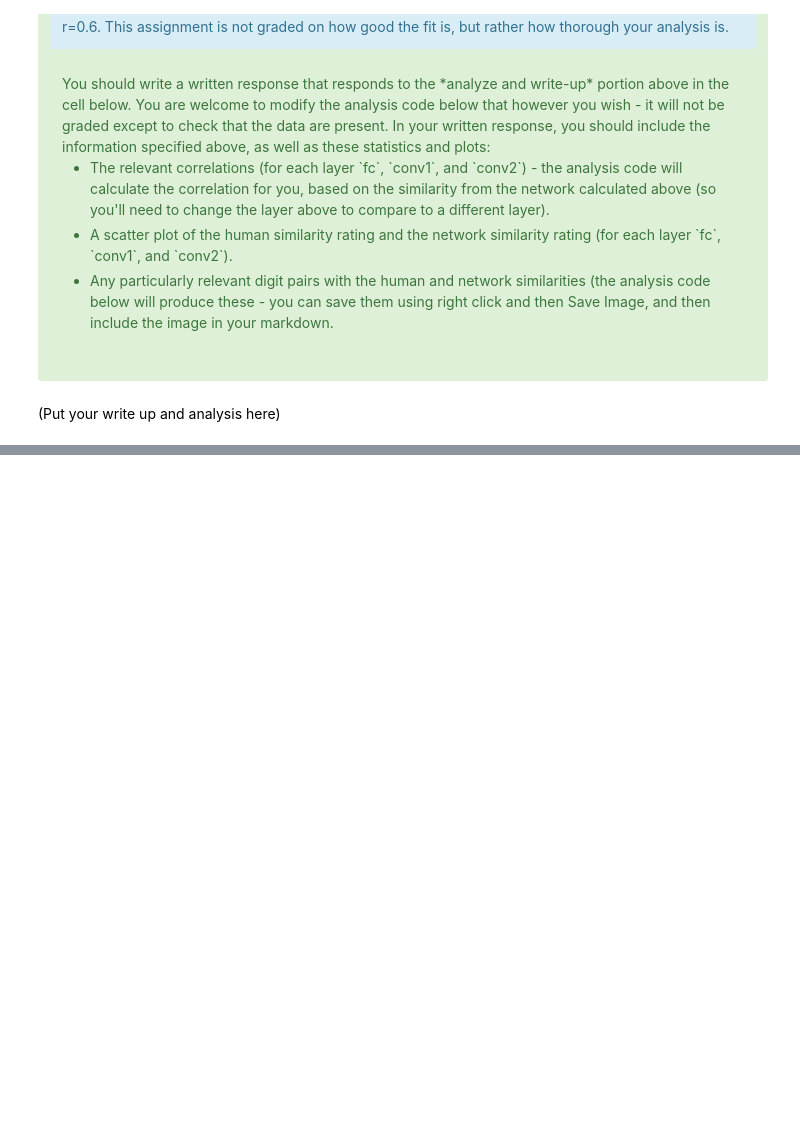
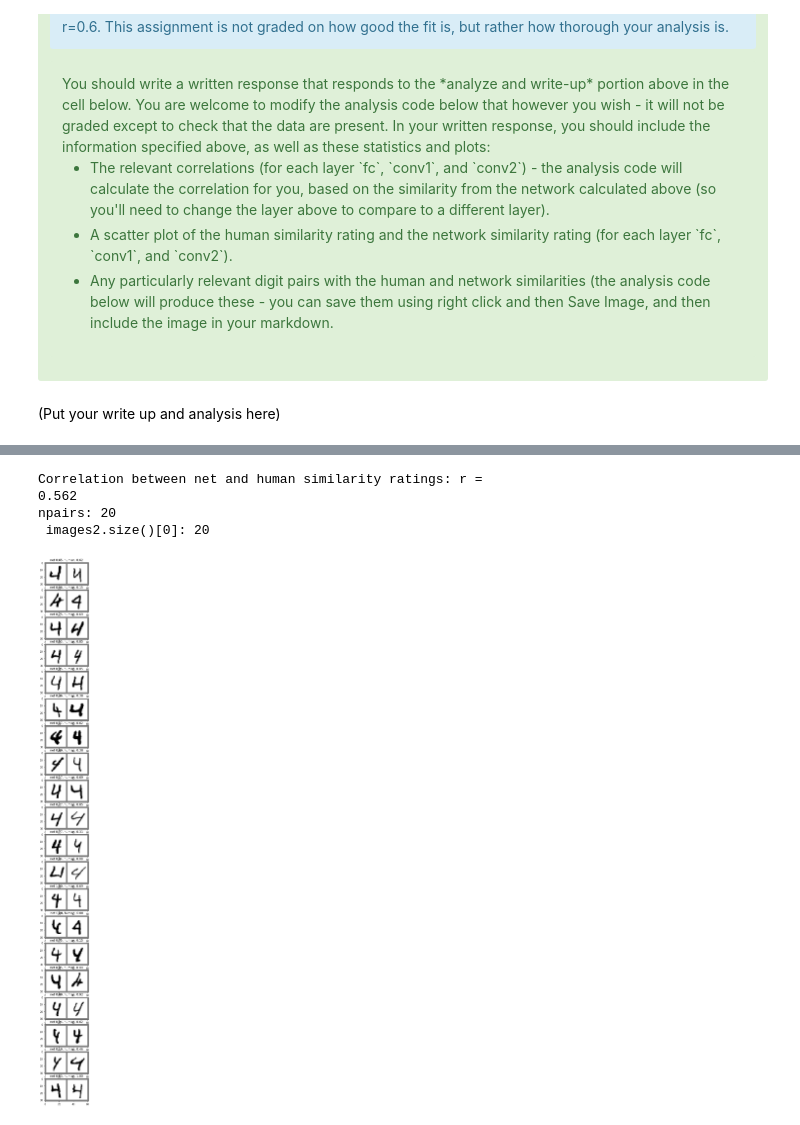
Before and after one commit to alcofrisbas/cs328ps6, a Jupyter notebook: CS328-ConvNet.ipynb, the cells around one changed output, grey strips where cells are left out. Cells and saved outputs as stored; diff of their text form; code cells hidden in the pictures; blank space fills up the shorter version.

```diff
--- a/CS328-ConvNet.ipynb
+++ b/CS328-ConvNet.ipynb
@@ -572,27 +681,31 @@ plt.show()
 # %%
 # YOUR PARTICIPANT RATINGS GO HERE
 ratings_human_1_digit_other = np.array([0,0,0,0,0,0,0,0,0,0,0,0,0,0,0,0,0,0,0,0], dtype='float')
 ratings_human_2_digit_other = np.array([0,0,0,0,0,0,0,0,0,0,0,0,0,0,0,0,0,0,0,0], dtype='float')
-ratings_human_1_digit_other = np.array([9,  1,  6, 10,  5,  2,  4,  9,  9,  2,  5,  3,  2,  9,  6,  1, 10,
-        2,  7, 10], dtype='float')
-ratings_human_2_digit_other = np.array([9,  2,  7, 9,  5,  3,  4, 8,  9,  3,  5,  4,  2, 10,  6,  2, 11,
-        3,  7, 7], dtype='float')
+ratings_human_1_digit_other = np.array([6,3,7,7,9,5,6,4,6,8,5,3,7,3,4,3,8,6,6,9], dtype='float')
+ratings_human_2_digit_other = np.array([6,3,6,8,6,4,6,5,7,7,3,2,6,1,2,2,8,6,4,8], dtype='float')
 # Analysis code
 ratings_human_mean_digit_other = (ratings_human_1_digit_other + ratings_human_2_digit_other)/2
 
 v_sim_net_norm = normalize(v_sim_net_digit_other)
 v_sim_human_norm = normalize(ratings_human_mean_digit_other)
 
 # Correlation is a number in [-1,1] that tells you whether two variables
 # (here, the network and human similarity) are related to one another. A
 # negative value means that when one variable goes up, the other tends to go down;
 # a positive value means that when one variable goes up, the other tends to go up
 # too; a zero value means the two variables are unrelated.
 # (Feel free to read more on wikipedia if you're interested: https://en.wikipedia.org/wiki/Correlation_and_dependence)
 print("Correlation between net and human similarity ratings: r ="),
 print(round(np.corrcoef(v_sim_net_norm,v_sim_human_norm)[0][1],3))
 
 # pairs with similarity ratings
 plt.figure(2,figsize=(4,40))
 plot_image_pairs(images1_digit_other,images2_digit_other,v_sim_net_norm,v_sim_human_norm)
 plt.show()
+# %% [output]
+Correlation between net and human similarity ratings: r =
+0.562
+npairs: 20
+ images2.size()[0]: 20
+[figure, added]
```
Also changed, not shown: parts of 16 cells of this notebook, 8 other files.
